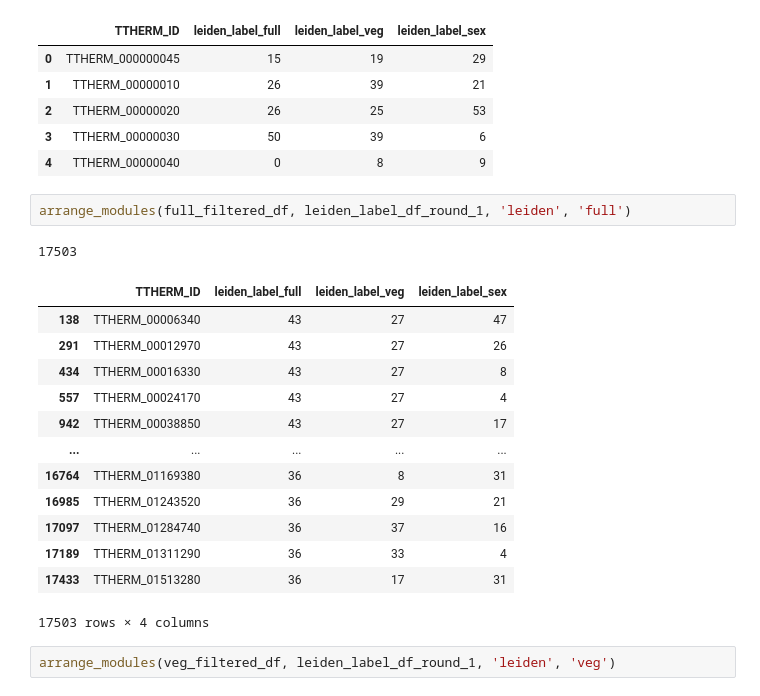
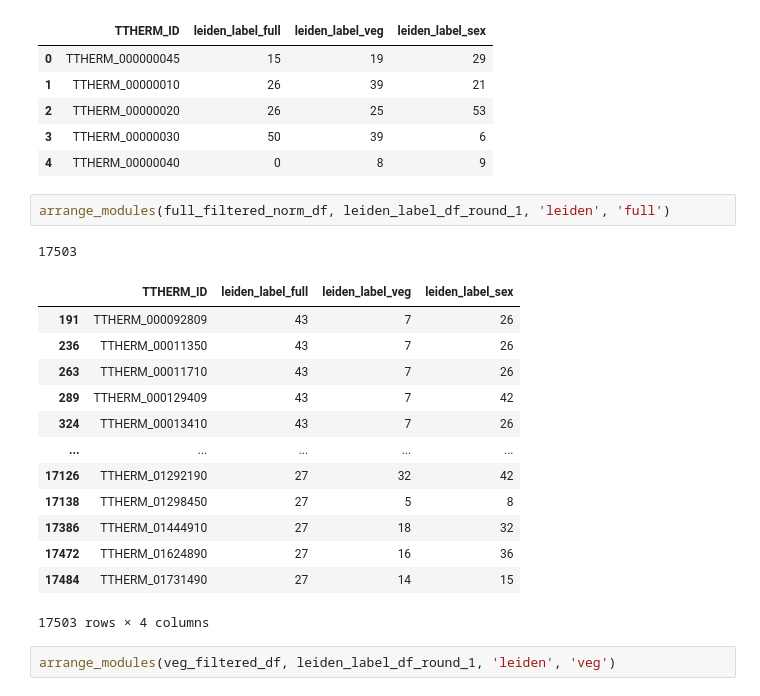
Before and after one commit to ltsypin/TGNE-2022, a Jupyter notebook: TGNE/embedding/embedding_and_app.ipynb, the cells around one changed output. Drawn from its saved outputs; the diff is of its cells as text.

```diff
--- a/TGNE/embedding/embedding_and_app.ipynb
+++ b/TGNE/embedding/embedding_and_app.ipynb
@@ -1917,21 +1924,21 @@ leiden_label_df_round_1.head()
 | 3 | TTHERM_00000030 | 50 | 39 | 6 |
 | 4 | TTHERM_00000040 | 0 | 8 | 9 |
 # %%
-arrange_modules(full_filtered_df, leiden_label_df_round_1, 'leiden', 'full')
+arrange_modules(full_filtered_norm_df, leiden_label_df_round_1, 'leiden', 'full')
 # %% [output]
 17503
 |  | TTHERM_ID | leiden_label_full | leiden_label_veg | leiden_label_sex |
-| 138 | TTHERM_00006340 | 43 | 27 | 47 |
-| 291 | TTHERM_00012970 | 43 | 27 | 26 |
-| 434 | TTHERM_00016330 | 43 | 27 | 8 |
-| 557 | TTHERM_00024170 | 43 | 27 | 4 |
-| 942 | TTHERM_00038850 | 43 | 27 | 17 |
+| 191 | TTHERM_000092809 | 43 | 7 | 26 |
+| 236 | TTHERM_00011350 | 43 | 7 | 26 |
+| 263 | TTHERM_00011710 | 43 | 7 | 26 |
+| 289 | TTHERM_000129409 | 43 | 7 | 42 |
+| 324 | TTHERM_00013410 | 43 | 7 | 26 |
 | ... | ... | ... | ... | ... |
-| 16764 | TTHERM_01169380 | 36 | 8 | 31 |
-| 16985 | TTHERM_01243520 | 36 | 29 | 21 |
-| 17097 | TTHERM_01284740 | 36 | 37 | 16 |
-| 17189 | TTHERM_01311290 | 36 | 33 | 4 |
-| 17433 | TTHERM_01513280 | 36 | 17 | 31 |
+| 17126 | TTHERM_01292190 | 27 | 32 | 42 |
+| 17138 | TTHERM_01298450 | 27 | 5 | 8 |
+| 17386 | TTHERM_01444910 | 27 | 18 | 32 |
+| 17472 | TTHERM_01624890 | 27 | 16 | 36 |
+| 17484 | TTHERM_01731490 | 27 | 14 | 15 |
 17503 rows × 4 columns
 # %%
 arrange_modules(veg_filtered_df, leiden_label_df_round_1, 'leiden', 'veg')
```
Also changed, not shown: parts of 5 cells of this notebook, 1 other file.
